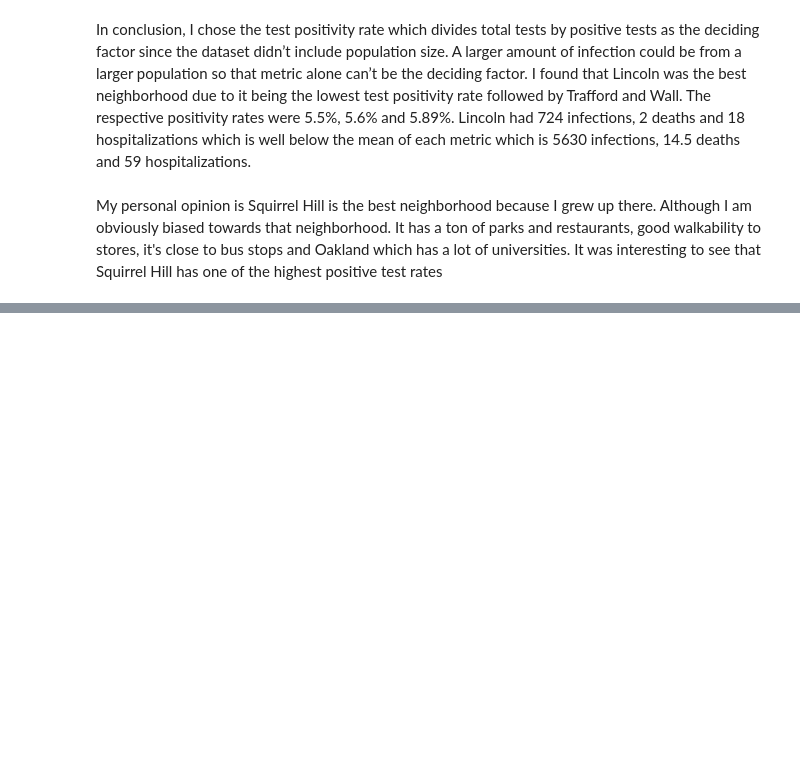
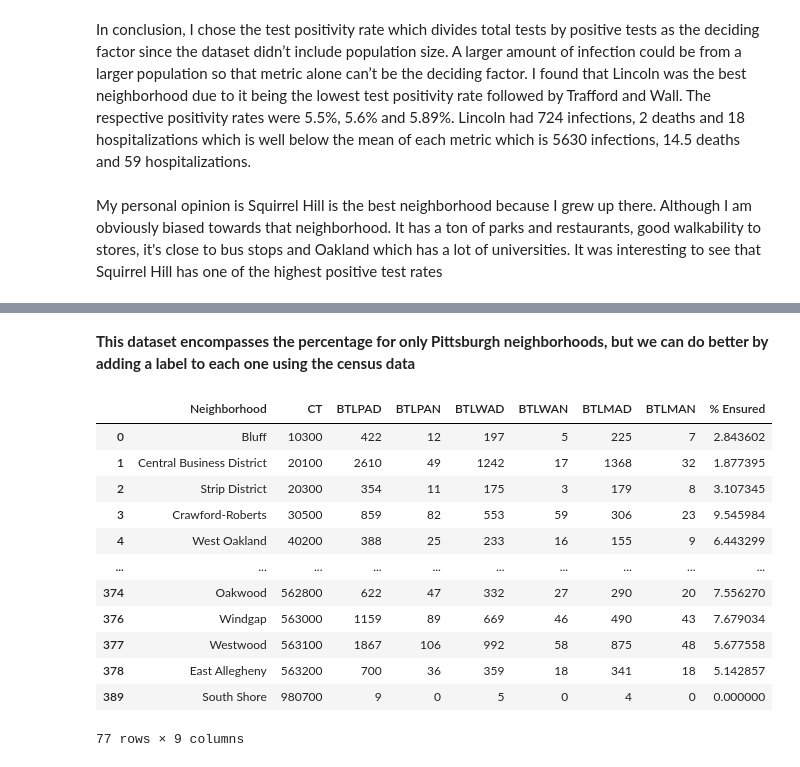
Before and after one commit to mmb181/FinalProject, a Jupyter notebook: Presentation/PresentationNotebook.ipynb, the cells around one changed output, grey strips where cells are left out. Cells and saved outputs as stored; diff of their text form; code cells hidden in the pictures; blank space fills up the shorter version.

Commit message:
Kittrick data to pres

```diff
--- a/Presentation/PresentationNotebook.ipynb
+++ b/Presentation/PresentationNotebook.ipynb
@@ -430,0 +501,28 @@ My personal opinion is Squirrel Hill is the best neighborhood because I grew up
+# %% [markdown]
+**This dataset encompasses the percentage for only Pittsburgh neighborhoods, but we can do better by adding a label to each one using the census data**
+# %%
+dataset.insert(0, 'Neighborhood', pd.NaT)
+
+for index, row in dataset.iterrows():
+    for Cindex, Crow in census.iterrows():
+        if int(row['CT']) == int(Crow['tractce10']):
+            name = Crow['hood']
+            dataset.at[index, 'Neighborhood'] = name
+
+dataset = dataset.drop_duplicates(subset='Neighborhood', keep='first')
+
+dataset
+# %% [output]
+|  | Neighborhood | CT | BTLPAD | BTLPAN | BTLWAD | BTLWAN | BTLMAD | BTLMAN | % Ensured |
+| 0 | Bluff | 10300 | 422 | 12 | 197 | 5 | 225 | 7 | 2.843602 |
+| 1 | Central Business District | 20100 | 2610 | 49 | 1242 | 17 | 1368 | 32 | 1.877395 |
+| 2 | Strip District | 20300 | 354 | 11 | 175 | 3 | 179 | 8 | 3.107345 |
+| 3 | Crawford-Roberts | 30500 | 859 | 82 | 553 | 59 | 306 | 23 | 9.545984 |
+| 4 | West Oakland | 40200 | 388 | 25 | 233 | 16 | 155 | 9 | 6.443299 |
+| ... | ... | ... | ... | ... | ... | ... | ... | ... | ... |
+| 374 | Oakwood | 562800 | 622 | 47 | 332 | 27 | 290 | 20 | 7.556270 |
+| 376 | Windgap | 563000 | 1159 | 89 | 669 | 46 | 490 | 43 | 7.679034 |
+| 377 | Westwood | 563100 | 1867 | 106 | 992 | 58 | 875 | 48 | 5.677558 |
+| 378 | East Allegheny | 563200 | 700 | 36 | 359 | 18 | 341 | 18 | 5.142857 |
+| 389 | South Shore | 980700 | 9 | 0 | 5 | 0 | 4 | 0 | 0.000000 |
+77 rows × 9 columns
```
Also changed, not shown: parts of 17 cells of this notebook, 3 other files.
